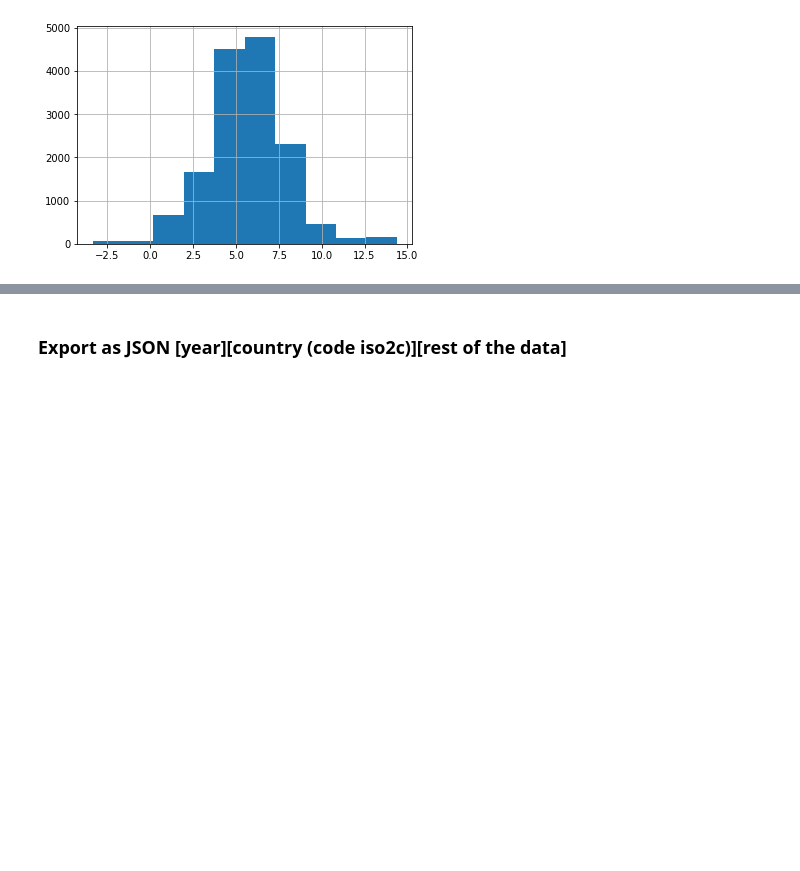
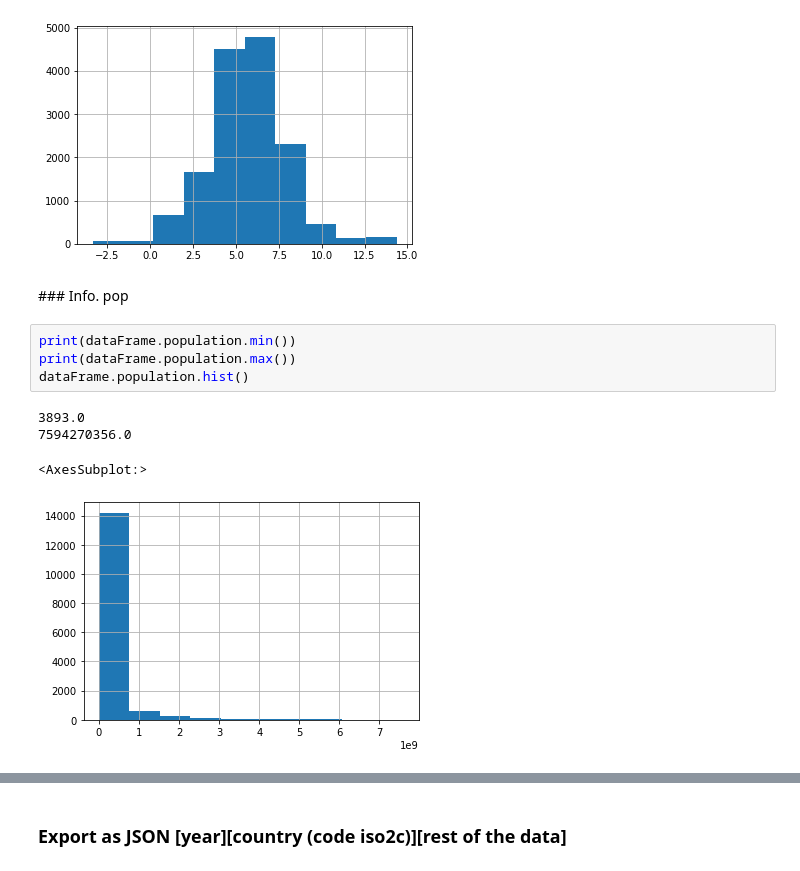
Before and after one commit to nicolasfeyer/mse-vi-projet, a Jupyter notebook: dataset/dataConvert.ipynb, the cells around one changed output, grey strips where cells are left out. Cells and saved outputs as stored; diff of their text form; blank space fills up the shorter version.

Commit message:
map and legend updated, notebook data analysis

```diff
--- a/dataset/dataConvert.ipynb
+++ b/dataset/dataConvert.ipynb
@@ -24,3 +43,14 @@ print(np.log2(dataFrame.pop_density).max())
 21389.1
 14.384588158319183
 [figure]
+# %% [markdown]
+### Info. pop
+# %%
+print(dataFrame.population.min())
+print(dataFrame.population.max())
+dataFrame.population.hist()
+# %% [output]
+3893.0
+7594270356.0
+<AxesSubplot:>
+[figure, added]
```
Also changed, not shown: parts of 10 cells of this notebook, 1 other file.
